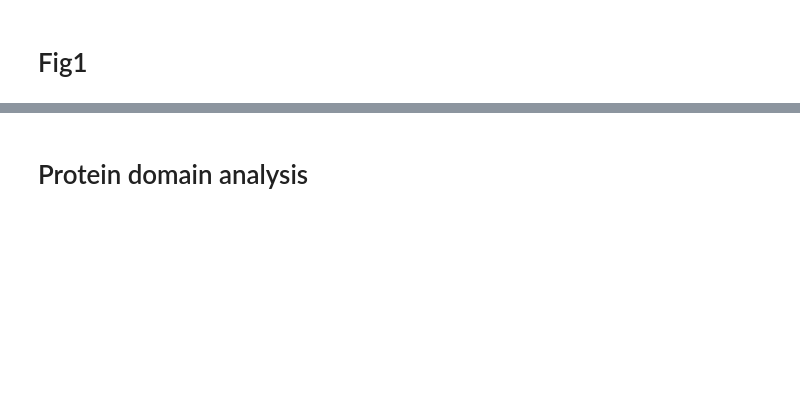
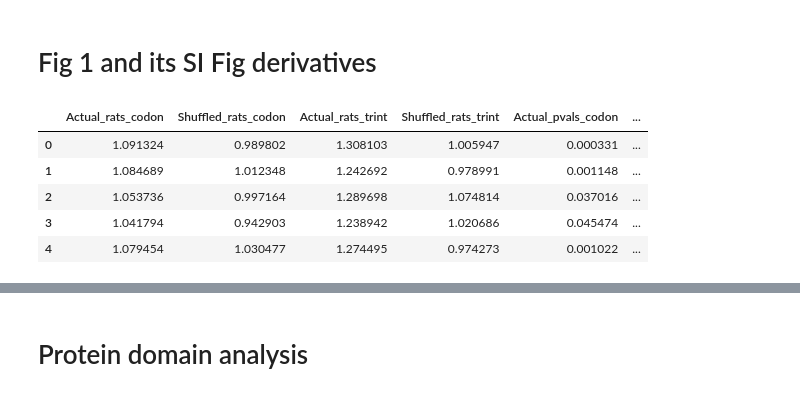
Before and after one commit to adamhockenberry/Internal_SD_conservation, a Jupyter notebook: Code/pretty_figures.ipynb, the cells around one changed output, grey strips where cells are left out. Drawn from its saved outputs; the diff is of its cells as text; code cells hidden in the pictures; blank space fills up the shorter version.

```diff
--- a/Code/pretty_figures.ipynb
+++ b/Code/pretty_figures.ipynb
@@ -32,10 +37,34 @@ matplotlib.rcParams['font.family'] = 'sans-serif'
 matplotlib.rcParams['font.weight']='ultralight'
 # matplotlib.rcParams['font.sans-serif'] = ['Computer Modern Sans Serif']
 matplotlib.rcParams['axes.axisbelow'] = True
-# %% [markdown]
-# Fig1
+# %% [markdown]
+# Fig 1 and its SI Fig derivatives
+# %%
+# ###Original Fig 1
+file_name_modifiers = 'df_hyphy_Escherichia_Threshold=-20.0to-4.5_Conserved=True_NtRestriction=None'
+
+# ###Fig 1 with less stringent threshold
+# file_name_modifiers = 'df_hyphy_Escherichia_Threshold=-20.0to-3.5_Conserved=True_NtRestriction=None'
+
+# ###Fig 1 with more stringent threshold
+# file_name_modifiers = 'df_hyphy_Escherichia_Threshold=-20.0to-5.5_Conserved=True_NtRestriction=None'
+
+###Fig 1 with Y. pestis to identify locations
+# file_name_modifiers = 'df_hyphy_Yersinia_Threshold=-20.0to-4.5_Conserved=True_NtRestriction=None'
+
+##Fig 1 true SD sequences
+# file_name_modifiers = 'df_hyphy_Escherichia_Threshold=-20.0to-4.5_Conserved=True_NtRestriction=None_Subset=preceding_Position_limitation=3prime'
+
+###Fig 1 true SD sequences negative control
+# file_name_modifiers = 'df_hyphy_Escherichia_Threshold=-20.0to-4.5_Conserved=True_NtRestriction=None_Subset=not_preceding_Position_limitation=3prime'
 # %%
-# file_name_modifiers = 'df_hyphy_Escherichia_Threshold=-20.0to-4.5_Conserved=True_NtRestriction=None'
-file_name_modifiers = 'df_hyphy_Escherichia_Threshold=-20.0to-4.5_Conserved=True_NtRestriction=None_Subset=preceding_Position_limitation=3prime'
 df_raw = pd.read_csv('../Results/Dataframes/{}_all.csv'.format(file_name_modifiers))
 df_ratios = pd.read_csv('../Results/Dataframes/{}_ratios.csv'.format(file_name_modifiers))
+df_ratios.head()
+# %% [output]
+|  | Actual_rats_codon | Shuffled_rats_codon | Actual_rats_trint | Shuffled_rats_trint | Actual_pvals_codon | ... |
+| 0 | 1.091324 | 0.989802 | 1.308103 | 1.005947 | 0.000331 | ... |
+| 1 | 1.084689 | 1.012348 | 1.242692 | 0.978991 | 0.001148 | ... |
+| 2 | 1.053736 | 0.997164 | 1.289698 | 1.074814 | 0.037016 | ... |
+| 3 | 1.041794 | 0.942903 | 1.238942 | 1.020686 | 0.045474 | ... |
+| 4 | 1.079454 | 1.030477 | 1.274495 | 0.974273 | 0.001022 | ... |
```
Also changed, not shown: parts of 21 cells of this notebook, 6 other files.
